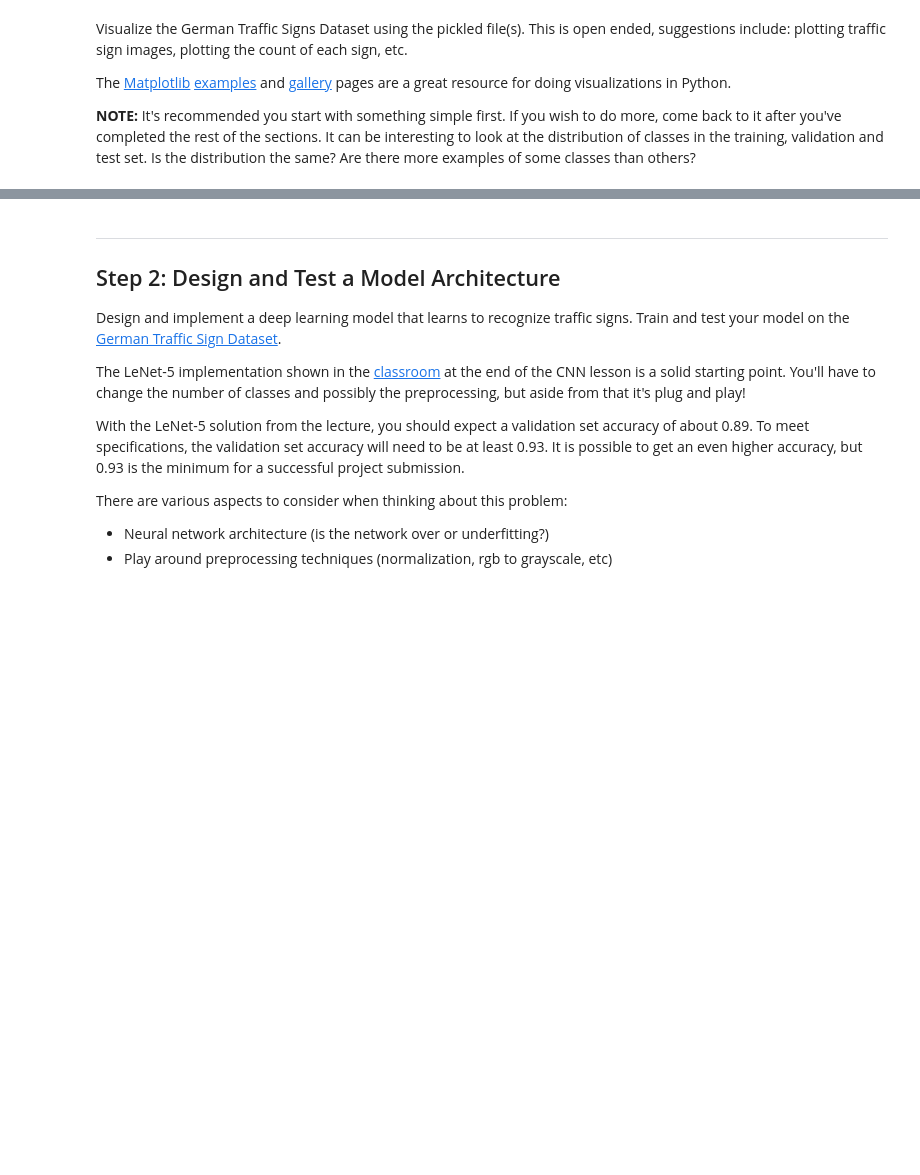
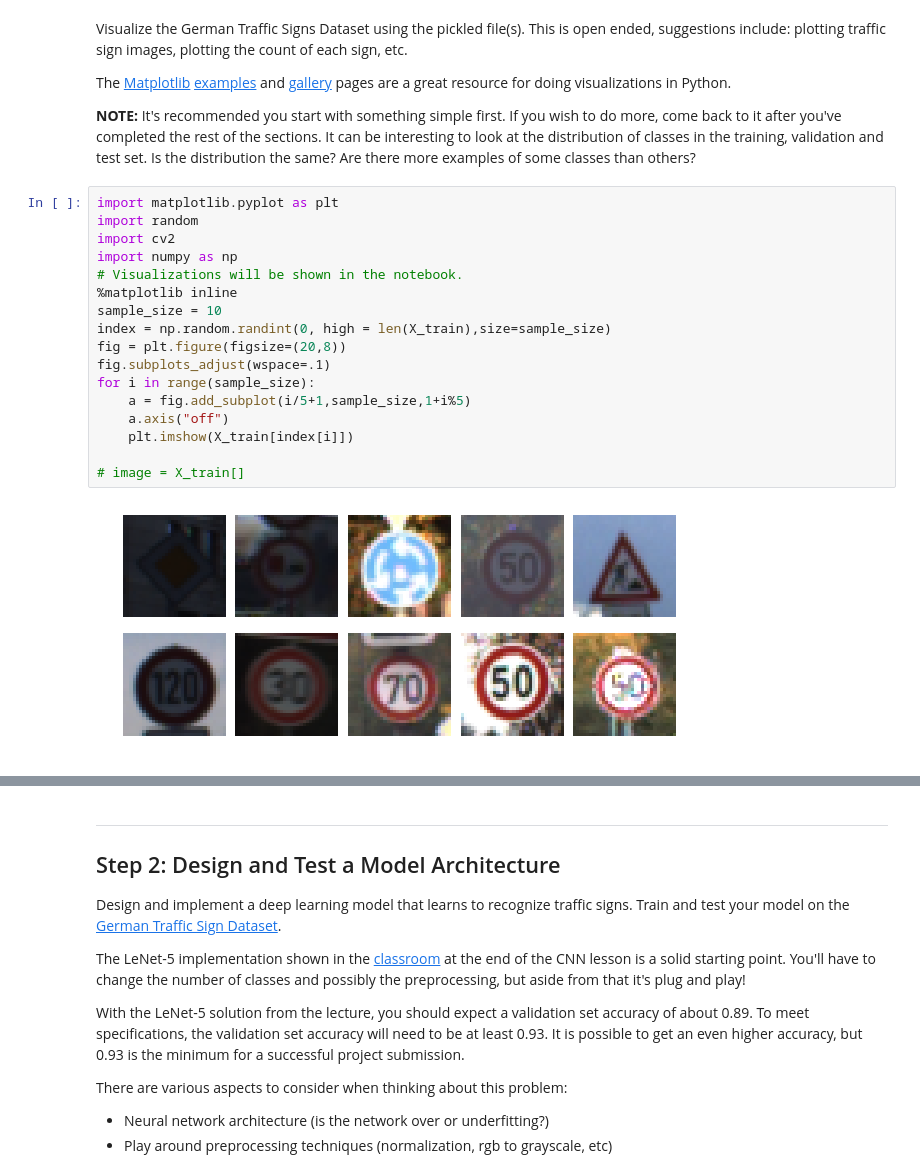
Before and after one commit to parametersky/CarND-Traffic-Sign-Classifier-Project, a Jupyter notebook: Traffic_Sign_Classifier.ipynb, the cells around one changed output, grey strips where cells are left out. Saved outputs shown, nothing was run; the diff lists cells and outputs as text; blank space fills up the shorter version.

```diff
--- a/Traffic_Sign_Classifier.ipynb
+++ b/Traffic_Sign_Classifier.ipynb
@@ -95,3 +97,22 @@ Visualize the German Traffic Signs Dataset using the pickled file(s). This is op
 The [Matplotlib](http://matplotlib.org/) [examples](http://matplotlib.org/examples/index.html) and [gallery](http://matplotlib.org/gallery.html) pages are a great resource for doing visualizations in Python.
 
 **NOTE:** It's recommended you start with something simple first. If you wish to do more, come back to it after you've completed the rest of the sections. It can be interesting to look at the distribution of classes in the training, validation and test set. Is the distribution the same? Are there more examples of some classes than others?
+# %%
+import matplotlib.pyplot as plt
+import random
+import cv2
+import numpy as np
+# Visualizations will be shown in the notebook.
+%matplotlib inline
+sample_size = 10
+index = np.random.randint(0, high = len(X_train),size=sample_size)
+fig = plt.figure(figsize=(20,8))
+fig.subplots_adjust(wspace=.1)
+for i in range(sample_size):
+    a = fig.add_subplot(i/5+1,sample_size,1+i%5)
+    a.axis("off")
+    plt.imshow(X_train[index[i]])
+
+# image = X_train[]
+# %% [output]
+[figure, added]
```
Also changed, not shown: parts of 11 cells of this notebook, 4 other files.
